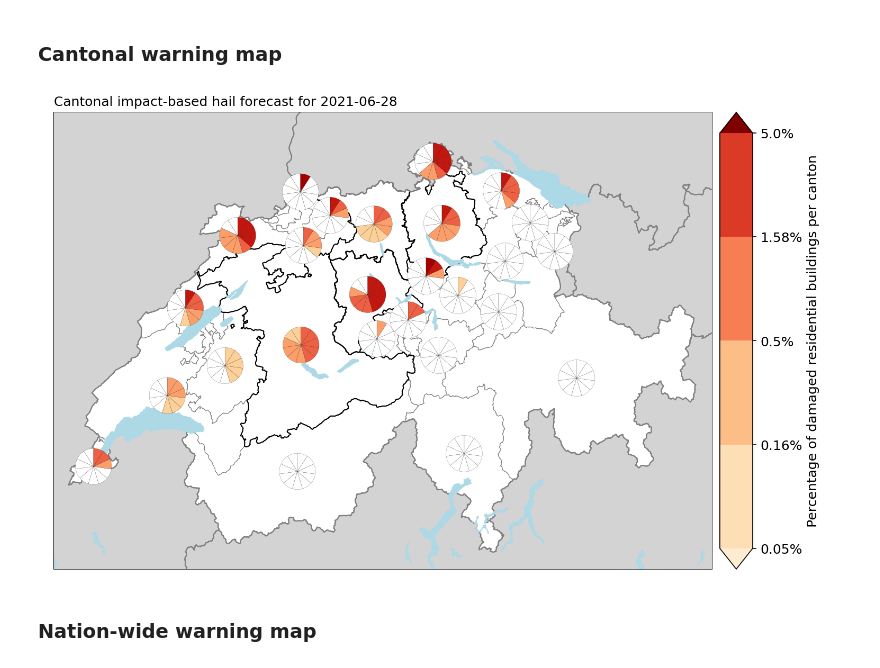
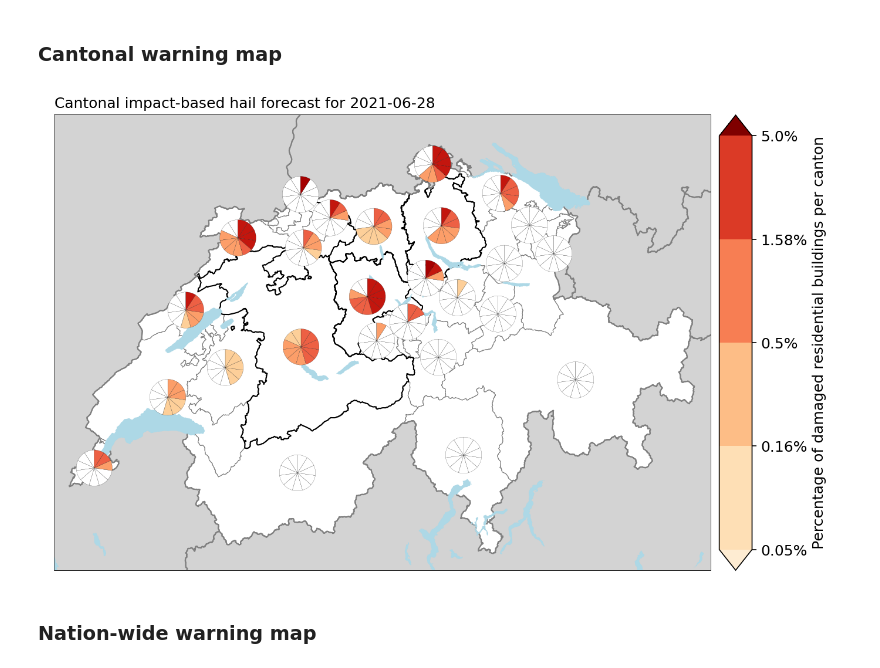
Before and after one commit to ValentinGebhart/impact_based_hail_forecasts_paper, a Jupyter notebook: impact_based_forecasts.ipynb, the cells around one changed output. Drawn from its saved outputs; the diff is of its cells as text; code cells hidden in the pictures.

```diff
--- a/impact_based_forecasts.ipynb
+++ b/impact_based_forecasts.ipynb
@@ -127,35 +130,35 @@ Centroids after subsetting:   9170
 # %%
 example_date = "2021-06-28"
 ids_example_date = np.argwhere(np.array(haz.get_event_date()) == example_date).flatten()
 haz_example_date = haz.select(event_id=ids_example_date)
 
 dt_day = dt.datetime.fromisoformat(example_date)
 dt_init = dt_day+pd.Timedelta(6,'h')
 
 # load impact functions (forecast calibrated with n buildings)
 #### ATTENTION #####
 # before running this for the first time impact function have to be calibrated -> run .\impact_function_calibration.ipynb
 ####################
 impf_params = {}
 for impf_name in ['paa_flex', 'paa_Q0.05_flex', 'paa_Q0.95_flex']:
     path_impf = f'{dir_impf}/i_{model}_2021-04-01-2023-09-30_{impf_name}.json'
     f = open(path_impf)
     impf_params[impf_name] = json.load(f)
     f.close()
 
 impfset_flex = ImpactFuncSet([utils.get_emanuel_impf(**impf_params['paa_flex'])])
 impfset_flex_Q05 = ImpactFuncSet([utils.get_emanuel_impf(**impf_params['paa_Q0.05_flex'])])
 impfset_flex_Q95 = ImpactFuncSet([utils.get_emanuel_impf(**impf_params['paa_Q0.95_flex'])])
 
-imp_cal_flex = ImpactCalc(exp_n_build, impfset_flex, haz_example_date).impact(save_mat=True)
-imp_cal_flex_Q05 = ImpactCalc(exp_n_build, impfset_flex_Q05, haz_example_date).impact(save_mat=True)
-imp_cal_flex_Q95 = ImpactCalc(exp_n_build, impfset_flex_Q95, haz_example_date).impact(save_mat=True)
+imp_cal_flex = ImpactCalc(exp_n_build, impfset_flex, haz_example_date).impact(save_mat=True, assign_centroids=False)
+imp_cal_flex_Q05 = ImpactCalc(exp_n_build, impfset_flex_Q05, haz_example_date).impact(save_mat=True, assign_centroids=False)
+imp_cal_flex_Q95 = ImpactCalc(exp_n_build, impfset_flex_Q95, haz_example_date).impact(save_mat=True, assign_centroids=False)
 
 
 cmap = u_plot.get_cmap_killian(name="OrRd")
-fig = u_plot.plot_cantonal_imp(imp_cal_flex, exp_n_build, dt_day, dt_init, cmap, data_source=f'Cantonal impact-based hail forecast for {example_date}', show_init_valid=False)
+fig = u_plot.plot_cantonal_imp(imp_cal_flex, exp_n_build, dt_day, dt_init, cmap, data_source=f'Cantonal impact-based hail forecast for {example_date}', show_init_valid=False, figsize_scale=0.9)
 # fig.savefig(f"{dir_plots}/cantonal_damage_forecast_{model}_date{example_date}.png", bbox_inches='tight')
 # %% [output]
-[figure, old version]
+[figure, new version]
 # %% [markdown]
 ### Nation-wide warning map
```
Also changed, not shown: parts of 6 cells of this notebook, 4 other files.
